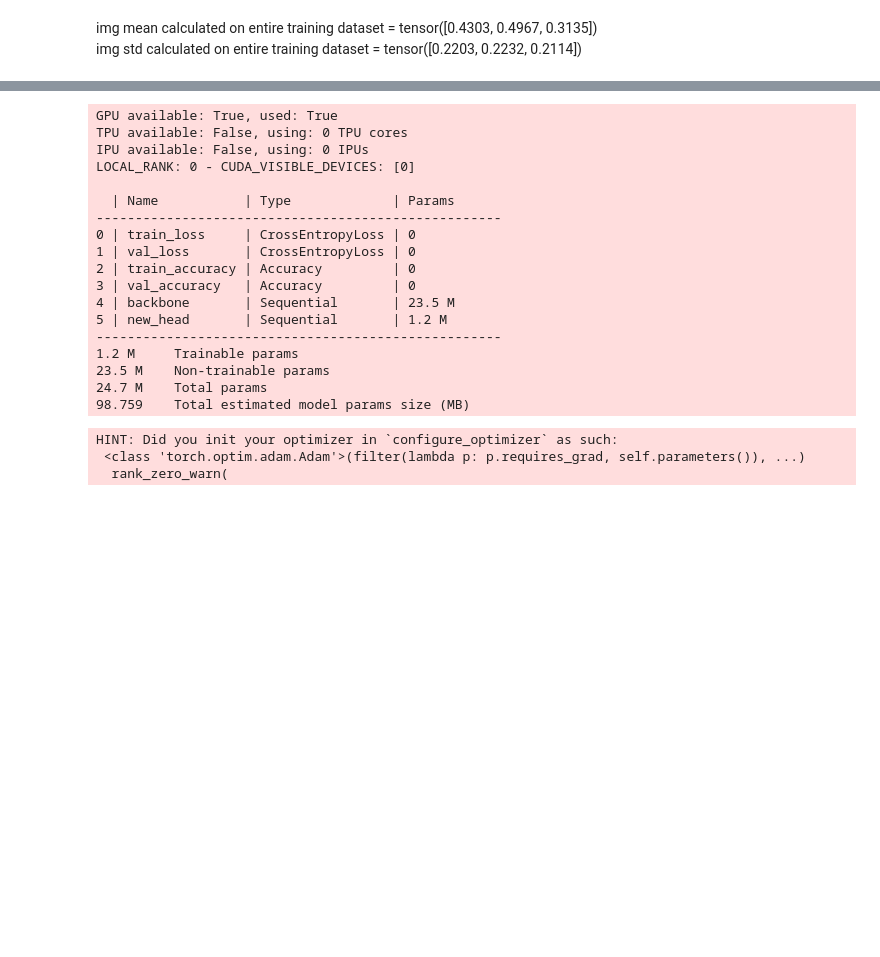
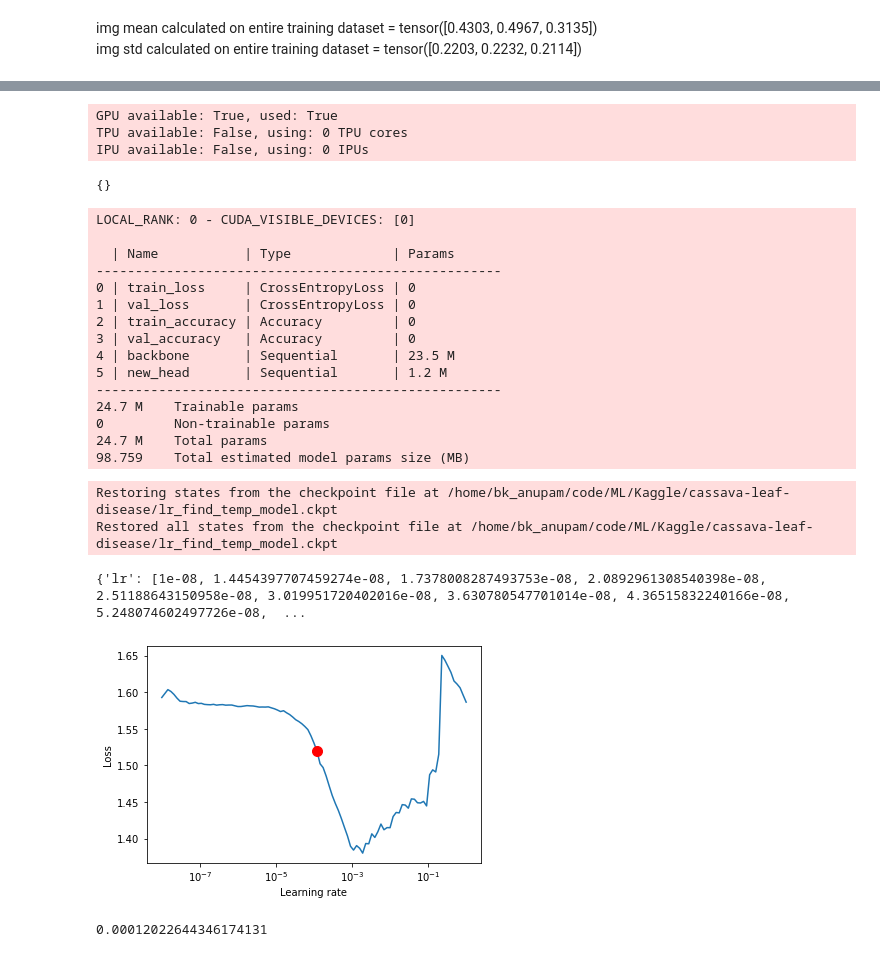
Before and after one commit to bk-anupam/Kaggle, a Jupyter notebook: cassava-leaf-disease/cassava_leaf_disease_baseline.ipynb, the cells around one changed output, grey strips where cells are left out. Drawn from its saved outputs; the diff is of its cells as text; code cells hidden in the pictures; blank space fills up the shorter version.

Commit message:
first good performing model

```diff
--- a/cassava-leaf-disease/cassava_leaf_disease_baseline.ipynb
+++ b/cassava-leaf-disease/cassava_leaf_disease_baseline.ipynb
@@ -336,7 +336,7 @@ import torch.nn as nn
 import torchmetrics
 
 class ResnetTL_LitModel(pl.LightningModule):
-    def __init__(self, num_classes, fine_tune=True, drop_out=0.25, lr=0.02):
+    def __init__(self, num_classes, fine_tune=True, drop_out=0.25, lr=0.00012):
         super().__init__()
         pt_model = models.resnet50(pretrained=True)
         self.num_classes = num_classes
@@ -376,9 +376,7 @@ class ResnetTL_LitModel(pl.LightningModule):
         return x
 
     def configure_optimizers(self):
-        model_optimizer = torch.optim.Adam(
-            filter(lambda param: param.requires_grad, self.parameters()),
-            lr=self.lr)
+        model_optimizer = torch.optim.Adam(self.parameters(), lr=self.lr)
         lr_scheduler = torch.optim.lr_scheduler.ReduceLROnPlateau(model_optimizer, "min")
         return {
             "optimizer": model_optimizer,
@@ -393,7 +391,7 @@ class ResnetTL_LitModel(pl.LightningModule):
         X, y = batch
         y_pred = self(X)
         loss = self.train_loss(y_pred, y)
-        acc = self.train_accuracy(y_pred, y).detach().item()
+        acc = self.train_accuracy(y_pred, y)
         self.log("train_loss", loss, on_epoch=True, logger=True, prog_bar=True)
         self.log("train_accuracy", acc, on_epoch=True, logger=True, prog_bar=True)
         return loss
@@ -401,15 +399,15 @@ class ResnetTL_LitModel(pl.LightningModule):
     def validation_step(self, batch, batch_idx):
         X, y = batch
         y_pred = self(X)
-        loss = self.val_loss(y_pred, y).detach()
-        acc = self.val_accuracy(y_pred, y).detach()
+        loss = self.val_loss(y_pred, y)
+        acc = self.val_accuracy(y_pred, y)
         self.log("val_loss", loss, on_epoch=True, logger=True, prog_bar=True)
         self.log("val_accuracy", acc, on_epoch=True, logger=True, prog_bar=True)
         return loss
 # %%
 from pytorch_lightning.callbacks import ModelCheckpoint, BackboneFinetuning
 
-cassava_model = ResnetTL_LitModel(num_classes=5)
+cassava_model = ResnetTL_LitModel(num_classes=5, lr=0.00012)
 tb_logger = pl.loggers.TensorBoardLogger("logs", "cassava_model")
 checkpoint_callback = ModelCheckpoint(dirpath="./model", monitor="val_loss", filename="cassava_best_model")
 multiplicative = lambda epoch: 1.5
@@ -419,30 +417,46 @@ trainer = pl.Trainer(
     gpus=1,
     auto_select_gpus=True,
     progress_bar_refresh_rate=20,
-    max_epochs=10,
+    max_epochs=NUM_EPOCHS,
     logger=tb_logger,
+    auto_lr_find=True,
     callbacks=[checkpoint_callback, backbone_finetuning]
 )
-trainer.fit(cassava_model, dm)
 # %% [output]
 GPU available: True, used: True
 TPU available: False, using: 0 TPU cores
 IPU available: False, using: 0 IPUs
-LOCAL_RANK: 0 - CUDA_VISIBLE_DEVICES: [0]
-
-  | Name           | Type             | Params
-----------------------------------------------------
-0 | train_loss     | CrossEntropyLoss | 0
-1 | val_loss       | CrossEntropyLoss | 0
-2 | train_accuracy | Accuracy         | 0
-3 | val_accuracy   | Accuracy         | 0
-4 | backbone       | Sequential       | 23.5 M
-5 | new_head       | Sequential       | 1.2 M
-----------------------------------------------------
-1.2 M     Trainable params
-23.5 M    Non-trainable params
-24.7 M    Total params
-98.759    Total estimated model params size (MB)
-HINT: Did you init your optimizer in `configure_optimizer` as such:
- <class 'torch.optim.adam.Adam'>(filter(lambda p: p.requires_grad, self.parameters()), ...)
-  rank_zero_warn(
+# %%
+trainer.tune(cassava_model, dm)
+# %% [output]
+{}
+# %%
+lr_finder = trainer.tuner.lr_find(cassava_model, dm)
+print(lr_finder.results)
+# Plot with
+fig = lr_finder.plot(suggest=True)
+fig.show()
+# %% [output]
+LOCAL_RANK: 0 - CUDA_VISIBLE_DEVICES: [0]
+
+  | Name           | Type             | Params
+----------------------------------------------------
+0 | train_loss     | CrossEntropyLoss | 0
+1 | val_loss       | CrossEntropyLoss | 0
+2 | train_accuracy | Accuracy         | 0
+3 | val_accuracy   | Accuracy         | 0
+4 | backbone       | Sequential       | 23.5 M
+5 | new_head       | Sequential       | 1.2 M
+----------------------------------------------------
+24.7 M    Trainable params
+0         Non-trainable params
+24.7 M    Total params
+98.759    Total estimated model params size (MB)
+Restoring states from the checkpoint file at /home/bk_anupam/code/ML/Kaggle/cassava-leaf-disease/lr_find_temp_model.ckpt
+Restored all states from the checkpoint file at /home/bk_anupam/code/ML/Kaggle/cassava-leaf-disease/lr_find_temp_model.ckpt
+{'lr': [1e-08, 1.4454397707459274e-08, 1.7378008287493753e-08, 2.0892961308540398e-08, 2.51188643150958e-08, 3.019951720402016e-08, 3.630780547701014e-08, 4.36515832240166e-08, 5.248074602497726e-08,  ...
+[figure, added]
+# %%
+lr_finder.suggestion()
+# %% [output]
+0.00012022644346174131
```
Also changed, not shown: parts of 2 cells of this notebook.
